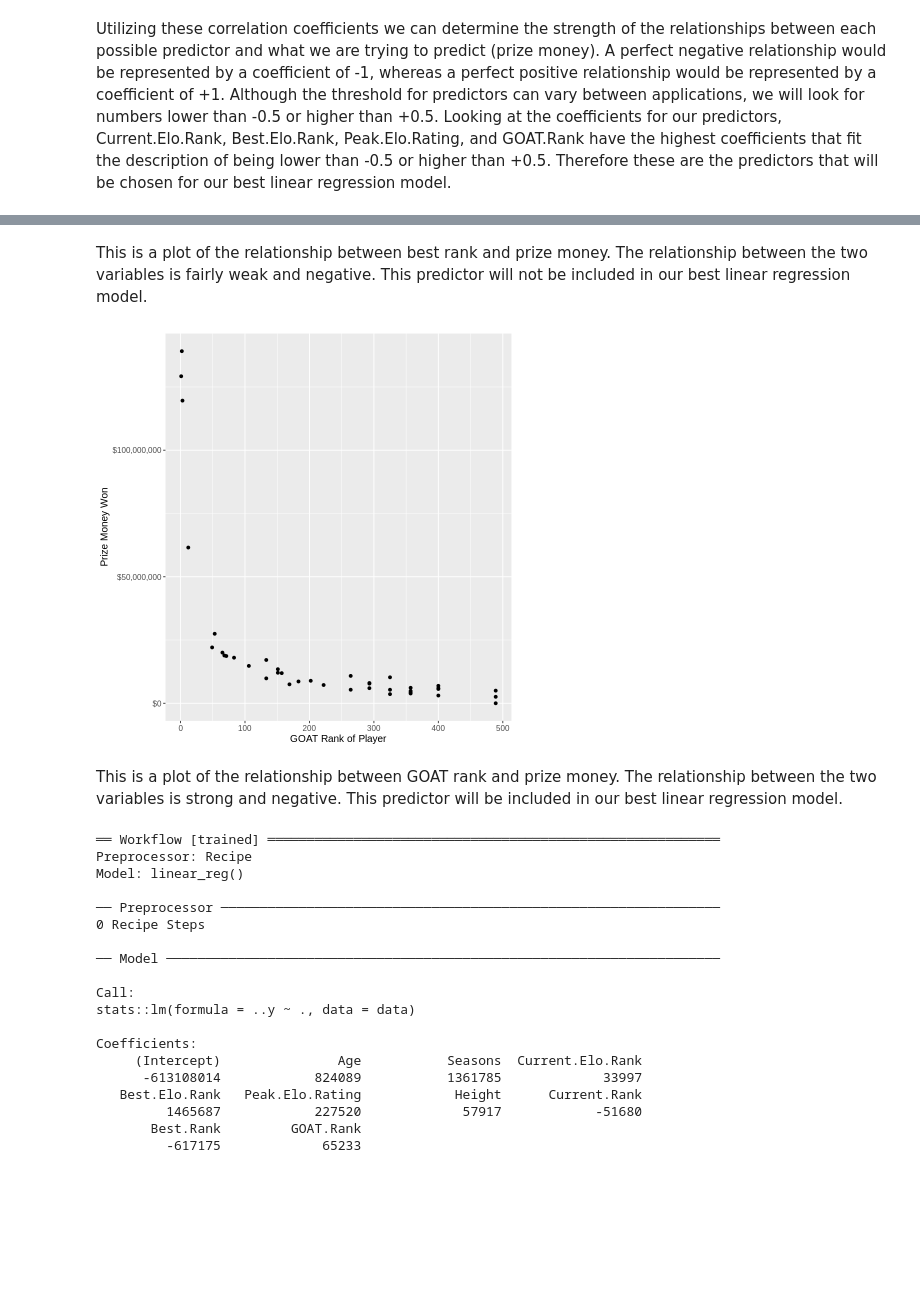
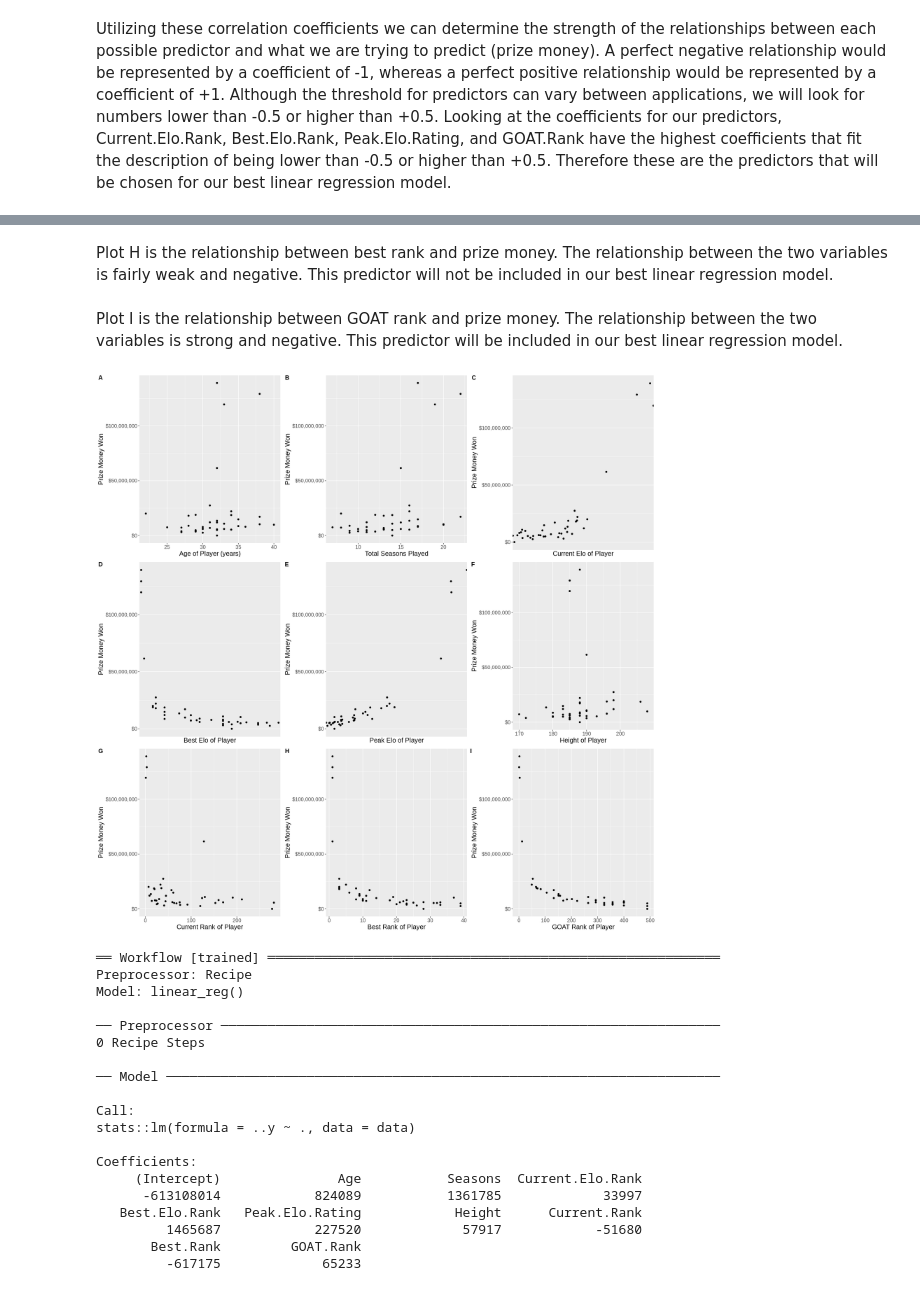
Before and after one commit to harmonyam/dsci100_project, a Jupyter notebook: project_final_draft.ipynb, the cells around one changed output, grey strips where cells are left out. Saved outputs shown, nothing was run; the diff lists cells and outputs as text; code cells hidden in the pictures; blank space fills up the shorter version.

```diff
--- a/project_final_draft.ipynb
+++ b/project_final_draft.ipynb
@@ -267,9 +269,0 @@ This is a plot of the relationship between peak elo and prize money. The relatio
-# %%
-player_height_plot <- ggplot(player_stats_train, aes(x = Height, y = Prize.Money)) +
-  geom_point() +
-  xlab("Height of Player") +
-  ylab("Prize Money Won") +
-  scale_y_continuous(labels = dollar_format()) +
-  theme(text = element_text(size = 12))
-
-player_height_plot
@@ -280,9 +271,0 @@ This is a plot of the relationship between height and prize money. The relations
-# %%
-player_current_rank_plot <- ggplot(player_stats_train, aes(x = Current.Rank, y = Prize.Money)) +
-  geom_point() +
-  xlab("Current Rank of Player") +
-  ylab("Prize Money Won") +
-  scale_y_continuous(labels = dollar_format()) +
-  theme(text = element_text(size = 12))
-
-player_current_rank_plot
@@ -293,9 +273,0 @@ This is a plot of the relationship between current rank and prize money. The rel
-# %%
-player_best_rank_plot <- ggplot(player_stats_train, aes(x = Best.Rank, y = Prize.Money)) +
-  geom_point() +
-  xlab("Best Rank of Player") +
-  ylab("Prize Money Won") +
-  scale_y_continuous(labels = dollar_format()) +
-  theme(text = element_text(size = 12))
-
-player_best_rank_plot
@@ -304,18 +274,13 @@ player_best_rank_plot
 # %% [markdown]
-This is a plot of the relationship between best rank and prize money. The relationship between the two variables is fairly weak and negative. This predictor will not be included in our best linear regression model.
+Plot H is the relationship between best rank and prize money. The relationship between the two variables is fairly weak and negative. This predictor will not be included in our best linear regression model.
-# %%
-player_goat_rank_plot <- ggplot(player_stats_train, aes(x = GOAT.Rank, y = Prize.Money)) +
-  geom_point() +
-  xlab("GOAT Rank of Player") +
-  ylab("Prize Money Won") +
-  scale_y_continuous(labels = dollar_format()) +
-  theme(text = element_text(size = 12))
-
-player_goat_rank_plot
-# %% [output]
-[figure, removed]
 # %% [markdown]
-This is a plot of the relationship between GOAT rank and prize money. The relationship between the two variables is strong and negative. This predictor will be included in our best linear regression model.
+Plot I is the relationship between GOAT rank and prize money. The relationship between the two variables is strong and negative. This predictor will be included in our best linear regression model.
+# %%
+options(repr.plot.width= 18, repr.plot.height= 18)
+plot_grid(player_age_plot, player_seasons_plot, player_current_elo_plot, player_best_elo_plot, player_peak_elo_plot,
+          player_height_plot, player_current_rank_plot, player_best_rank_plot, player_goat_rank_plot, labels = "AUTO")
+# %% [output]
+[figure, added]
 # %%
 set.seed(2022)
 
```
Also changed, not shown: parts of 16 cells of this notebook.
